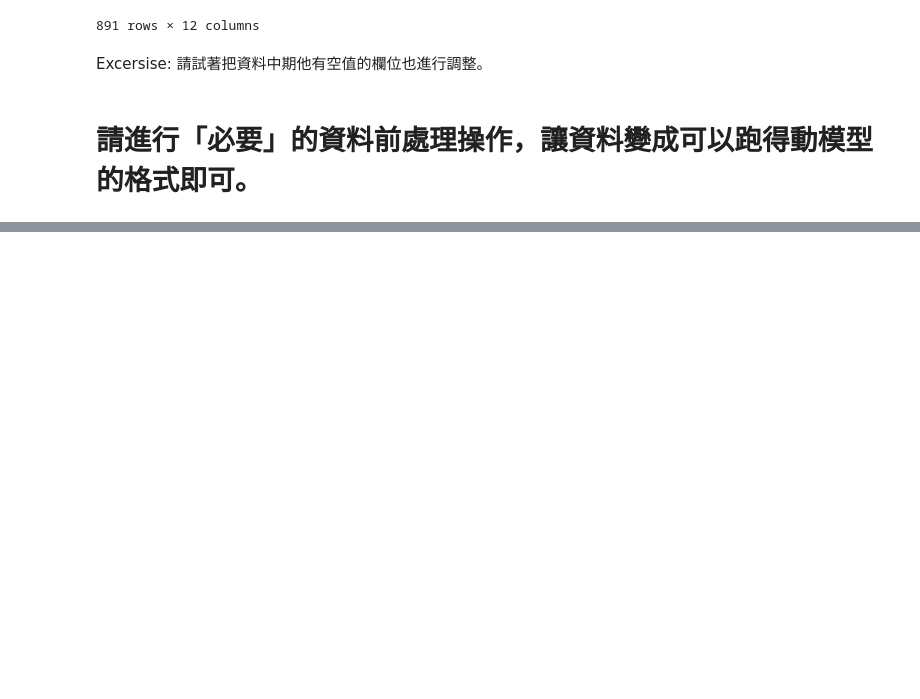
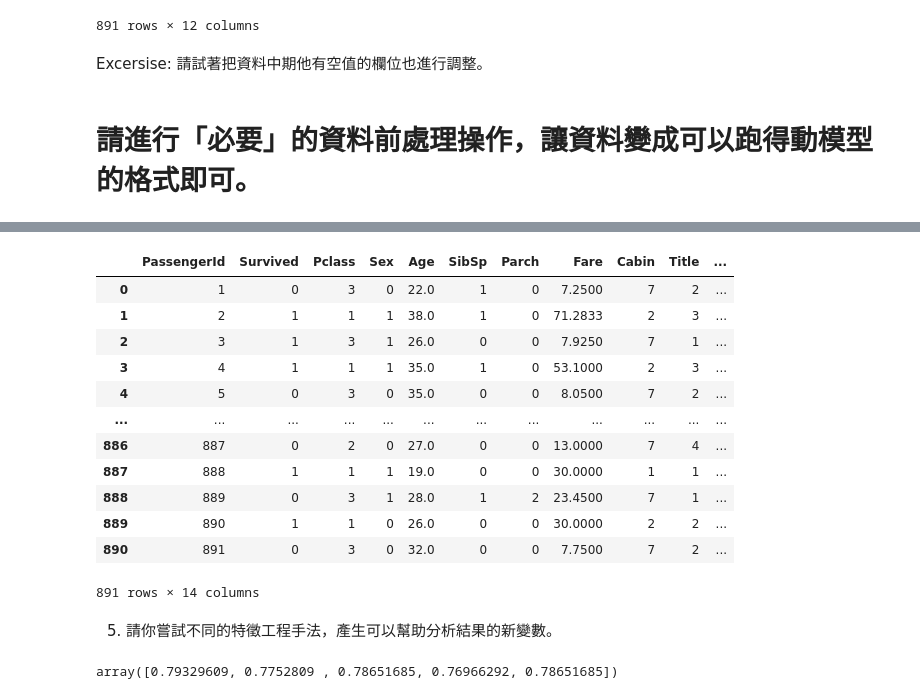
Before and after one commit to WeiChenTseng/Titanic-analysis, a Jupyter notebook: 專題實作_01_鐵達尼號存活預測.ipynb, the cells around one changed output, grey strips where cells are left out. Saved outputs shown, nothing was run; the diff lists cells and outputs as text; code cells hidden in the pictures; blank space fills up the shorter version.

```diff
--- a/專題實作_01_鐵達尼號存活預測.ipynb
+++ b/專題實作_01_鐵達尼號存活預測.ipynb
@@ -405,0 +506,5 @@ array([0.792     , 0.816     , 0.768     , 0.76612903, 0.7983871 ])
+# %%
+OneHot_Embarked = pd.get_dummies( train_data.Embarked, prefix='Embarked')
+# %%
+train_data = pd.concat( [ train_data, OneHot_Embarked ], axis=1 ) #Concat 將資料去做合併
+train_data.drop( 'Embarked', axis=1, inplace=True)
@@ -405,0 +513,22 @@ array([0.792     , 0.816     , 0.768     , 0.76612903, 0.7983871 ])
+# %%
+train_data['Title'] = train_data['Title'].astype('category').cat.codes
+train_data['Ticket_info'] = train_data['Ticket_info'].astype('category').cat.codes
+train_data['Cabin'] = train_data['Cabin'].astype('category').cat.codes
+# %%
+train_data
+# %% [output]
+|  | PassengerId | Survived | Pclass | Sex | Age | SibSp | Parch | Fare | Cabin | Title | ... |
+| 0 | 1 | 0 | 3 | 0 | 22.0 | 1 | 0 | 7.2500 | 7 | 2 | ... |
+| 1 | 2 | 1 | 1 | 1 | 38.0 | 1 | 0 | 71.2833 | 2 | 3 | ... |
+| 2 | 3 | 1 | 3 | 1 | 26.0 | 0 | 0 | 7.9250 | 7 | 1 | ... |
+| 3 | 4 | 1 | 1 | 1 | 35.0 | 1 | 0 | 53.1000 | 2 | 3 | ... |
+| 4 | 5 | 0 | 3 | 0 | 35.0 | 0 | 0 | 8.0500 | 7 | 2 | ... |
+| ... | ... | ... | ... | ... | ... | ... | ... | ... | ... | ... | ... |
+| 886 | 887 | 0 | 2 | 0 | 27.0 | 0 | 0 | 13.0000 | 7 | 4 | ... |
+| 887 | 888 | 1 | 1 | 1 | 19.0 | 0 | 0 | 30.0000 | 1 | 1 | ... |
+| 888 | 889 | 0 | 3 | 1 | 28.0 | 1 | 2 | 23.4500 | 7 | 1 | ... |
+| 889 | 890 | 1 | 1 | 0 | 26.0 | 0 | 0 | 30.0000 | 2 | 2 | ... |
+| 890 | 891 | 0 | 3 | 0 | 32.0 | 0 | 0 | 7.7500 | 7 | 2 | ... |
+891 rows × 14 columns
+# %% [markdown]
+5. 請你嘗試不同的特徵工程手法，產生可以幫助分析結果的新變數。
@@ -405,0 +537,15 @@ array([0.792     , 0.816     , 0.768     , 0.76612903, 0.7983871 ])
+# %%
+columns_X = set(df_train.columns) - {'Survived'}
+columns_y = ['Survived']
+
+train_X = df_train[columns_X]
+train_y = df_train[columns_y]
+
+from sklearn.linear_model import LogisticRegression
+from sklearn.model_selection import cross_val_score
+
+log = LogisticRegression(random_state=0, max_iter=3000)
+scores = cross_val_score(log, train_X, train_y.values.ravel(),cv=5,scoring='accuracy')
+scores
+# %% [output]
+array([0.79329609, 0.7752809 , 0.78651685, 0.76966292, 0.78651685])
```
Also changed, not shown: parts of 41 cells of this notebook.
